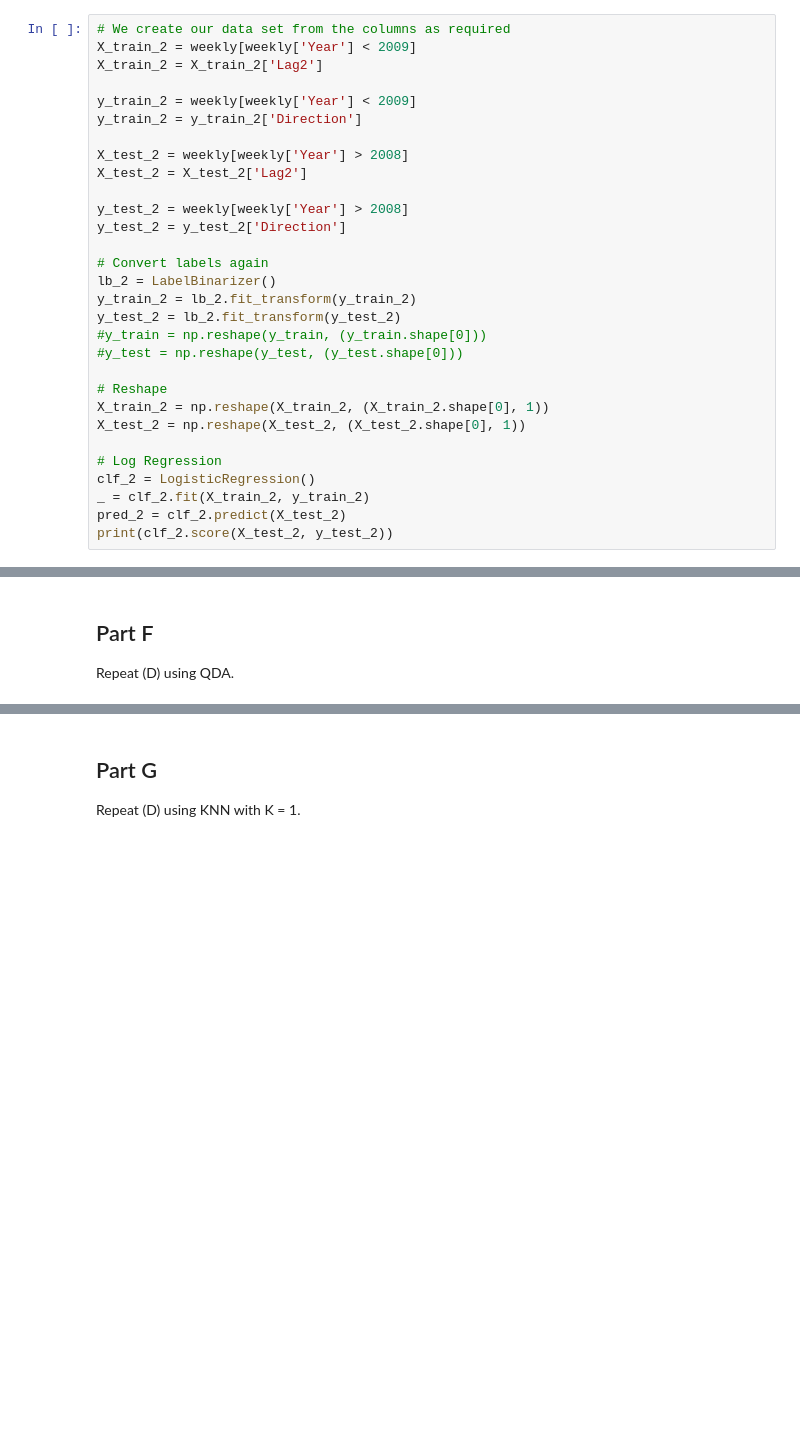
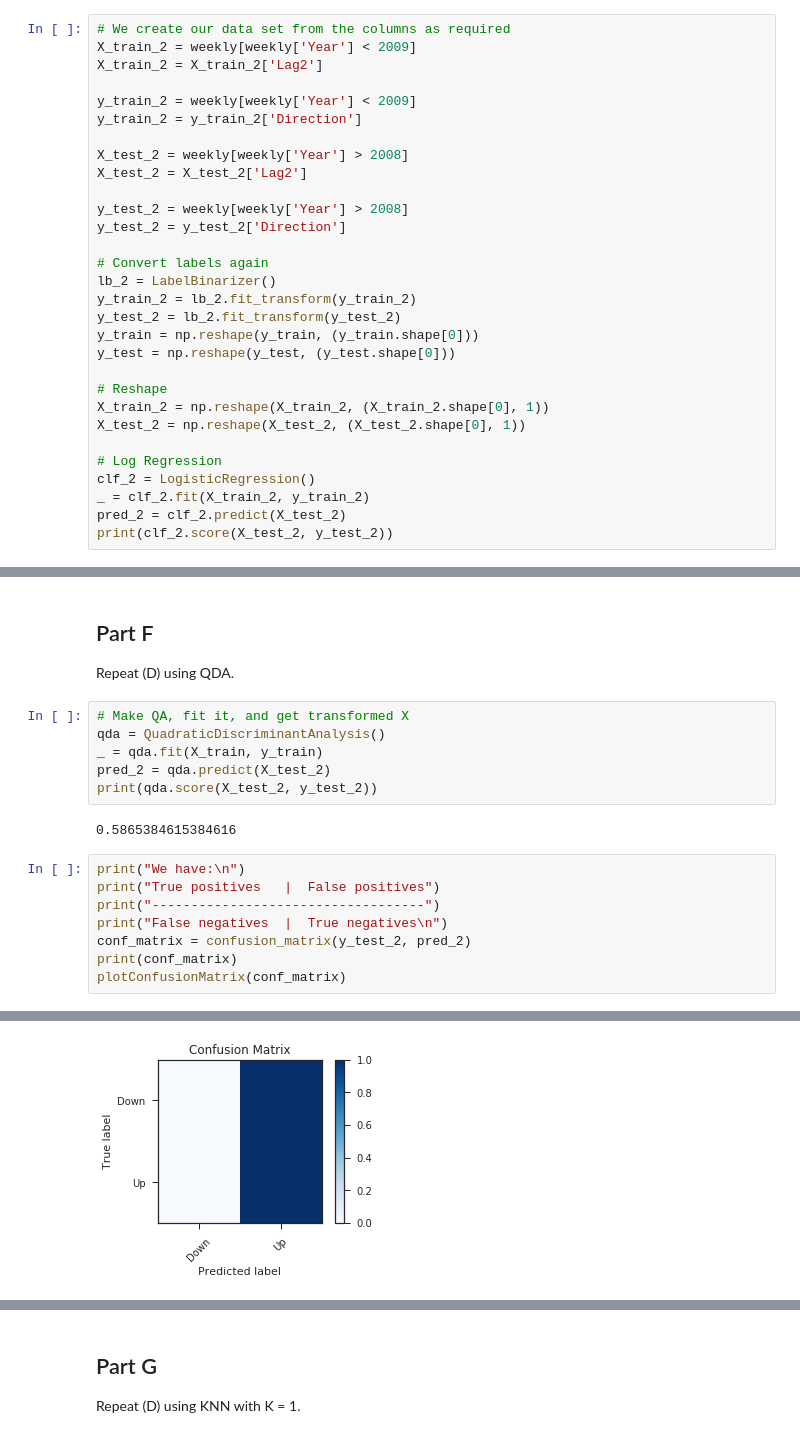
Before and after one commit to jsigee87/Data-Science-Lab-ee379k, a Jupyter notebook: lab5/src/problem2.ipynb, the cells around one changed output, grey strips where cells are left out. Saved outputs shown, nothing was run; the diff lists cells and outputs as text; blank space fills up the shorter version.

```diff
--- a/lab5/src/problem2.ipynb
+++ b/lab5/src/problem2.ipynb
@@ -132,8 +135,8 @@ y_test_2 = y_test_2['Direction']
 lb_2 = LabelBinarizer()
 y_train_2 = lb_2.fit_transform(y_train_2)
 y_test_2 = lb_2.fit_transform(y_test_2)
-#y_train = np.reshape(y_train, (y_train.shape[0]))
-#y_test = np.reshape(y_test, (y_test.shape[0]))
+y_train = np.reshape(y_train, (y_train.shape[0]))
+y_test = np.reshape(y_test, (y_test.shape[0]))
 
 # Reshape
 X_train_2 = np.reshape(X_train_2, (X_train_2.shape[0], 1))
@@ -198,3 +219,20 @@ for ii in range(0,360,1):
 # %% [markdown]
 ## Part F
 Repeat (D) using QDA.
+# %%
+# Make QA, fit it, and get transformed X
+qda = QuadraticDiscriminantAnalysis()
+_ = qda.fit(X_train, y_train)
+pred_2 = qda.predict(X_test_2)
+print(qda.score(X_test_2, y_test_2))
+# %% [output]
+0.5865384615384616
+# %%
+print("We have:\n")
+print("True positives   |  False positives")
+print("-----------------------------------")
+print("False negatives  |  True negatives\n")
+conf_matrix = confusion_matrix(y_test_2, pred_2)
+print(conf_matrix)
+plotConfusionMatrix(conf_matrix)
+# %% [output]
@@ -200,0 +247 @@ Repeat (D) using QDA.
+[figure, added]
```
Also changed, not shown: parts of 30 cells of this notebook.
